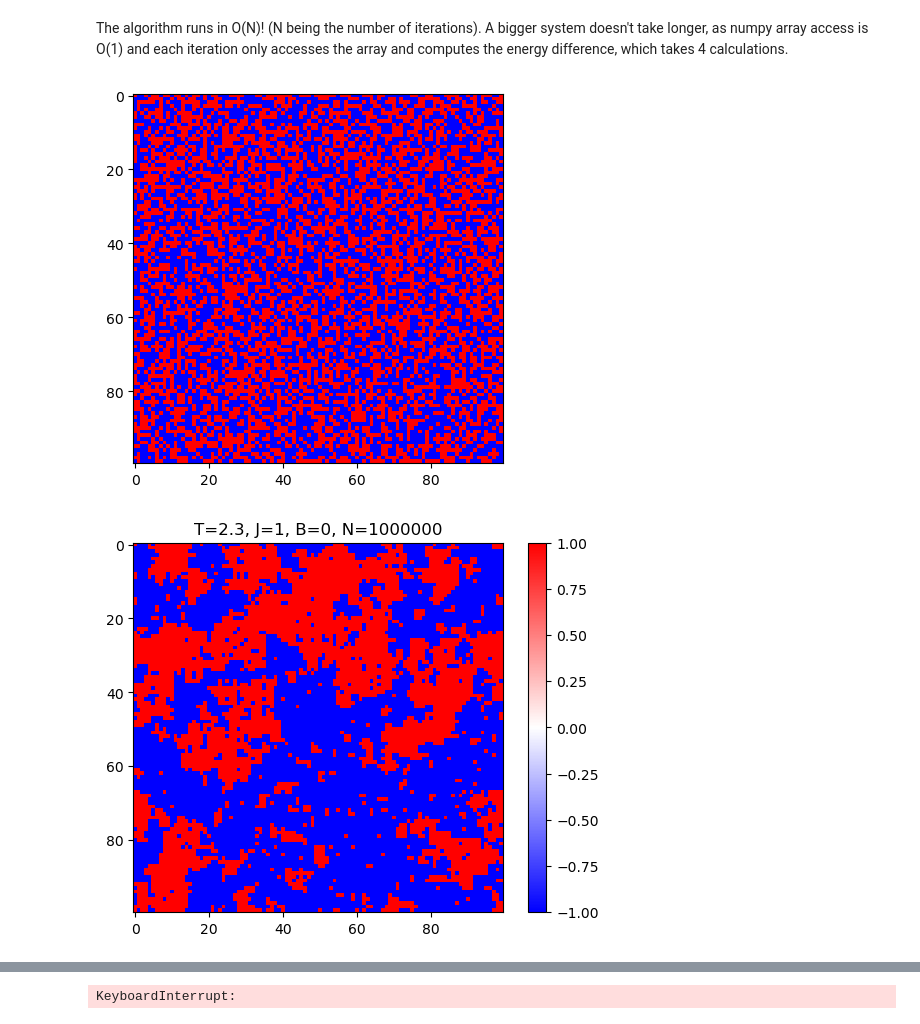
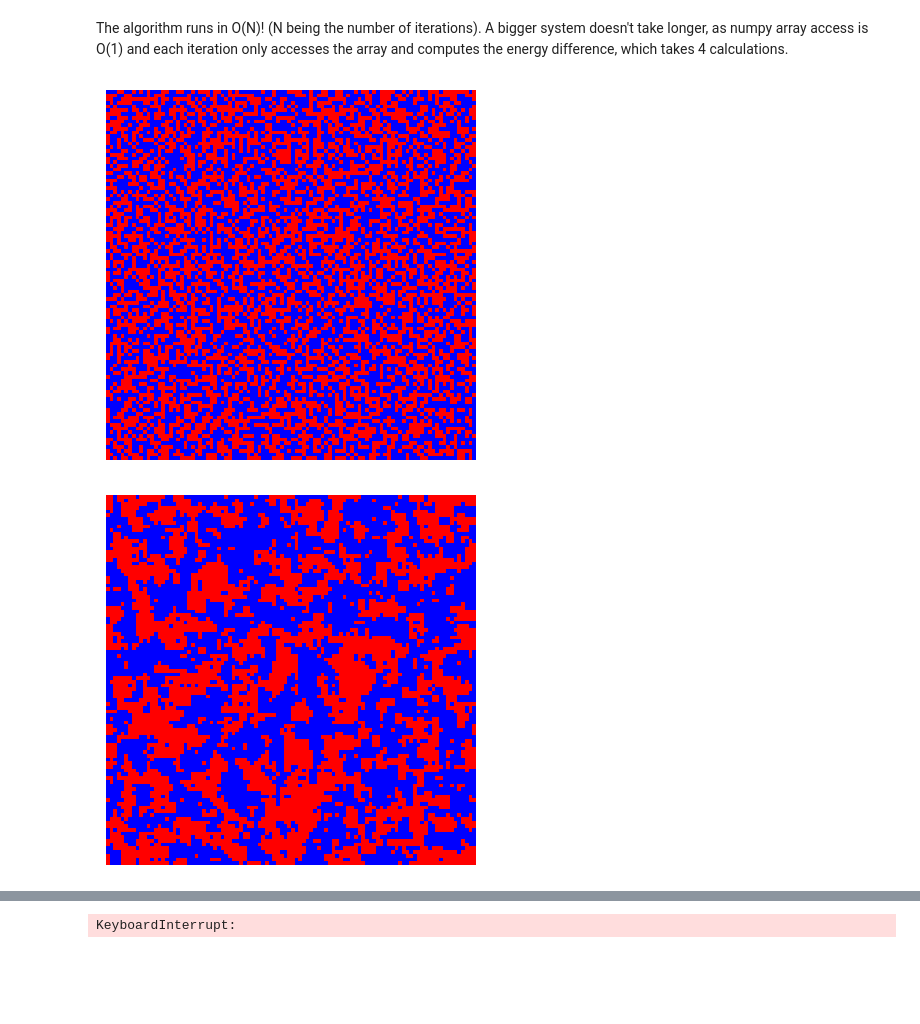
Before and after one commit to Gabriel-lct/ising-model-research, a Jupyter notebook: python/metropolis_nn.ipynb, the cells around one changed output, grey strips where cells are left out. Cells and saved outputs as stored; diff of their text form; code cells hidden in the pictures; blank space fills up the shorter version.

```diff
--- a/python/metropolis_nn.ipynb
+++ b/python/metropolis_nn.ipynb
@@ -16,7 +16,7 @@ def energy(conf, J, B):
         for y in range(Y):
             E -= J*conf[x,y]*conf[(x+1)%X,y]
             E -= J*conf[x,y]*conf[x,(y+1)%Y]
-            E += B*conf[x,y]
+            E -= B*conf[x,y]
     return E
 
 # Computes the variation in energy for a spin flip given the configuration
@@ -91,7 +91,6 @@ T = 2.3 # temperature
 
 # Initial state
 conf = np.random.choice([1,-1], (X,Y))
-conf[20,20]=-1
 
 # Initial energy
 E = energy(conf, J, B)
@@ -100,10 +99,11 @@ Es = [E] # we track the evolution of the energy
 # Plot initial state
 #plt.figure(figsize=(10, 10))
 plt.imshow(conf, cmap='bwr', interpolation='none')
+plt.axis('off')
 plt.show()
 
 # We apply the metropolis algorithm N times
-N = 1000000
+N = 50000
 for i in range(N):
     # A site is chosen at random
     x = np.random.randint(0, X)
@@ -111,35 +111,36 @@ for i in range(N):
 
     # Compute the change in energy if we flip that site
     dE = calc_dE(conf, x, y, J, B)
     # Transition probability
     p = np.exp(-dE/T)
     # If the energy decreases, the site flips
     if dE <= 0:
         conf[x,y] = -conf[x,y]
         E += dE
     # If the energy increases, the site flips with probability p.
     elif np.random.rand() <= p:
             conf[x,y] = -conf[x,y]
             E += dE
     '''
     # This version flips always with probability p.
     if np.random.rand() <= p:
         conf[x,y] = -conf[x,y]
         E += dE
     '''
     Es.append(E)
 
 #plt.figure(figsize=(10, 10))
-plt.title(f"T={T}, J={J}, B={B}, N={N}")
+#plt.title(f"T={T}, J={J}, B={B}")#, N={N}")
+plt.axis('off')
 img = plt.imshow(conf, cmap='bwr', interpolation='none')
-plt.colorbar(img)
-plt.clim(-1, 1)
+#plt.colorbar(img)
+#plt.clim(-1, 1)
 
 plt.show()
 #plt.savefig("../figures/")
 plt.plot(Es)
 
 plt.show()
 # %% [output]
-[figure, old version]
+[figure, new version]
-[figure, old version]
+[figure, new version]
```
Also changed, not shown: parts of 6 cells of this notebook, 40 other files.
